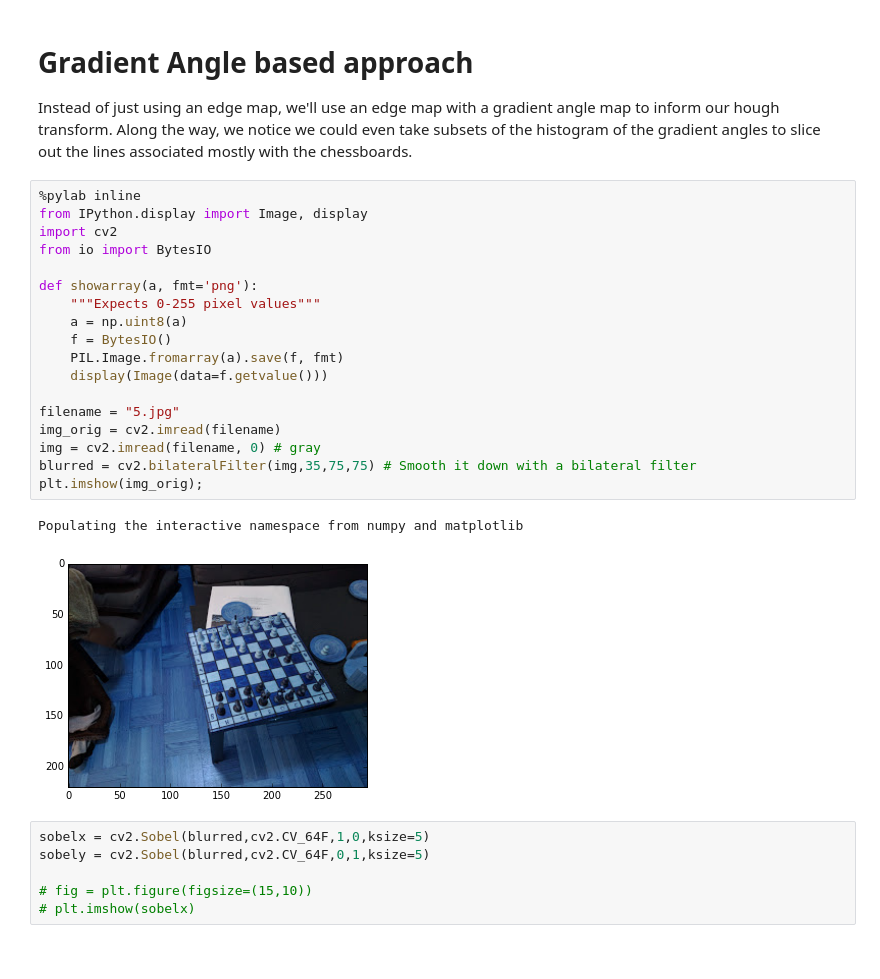
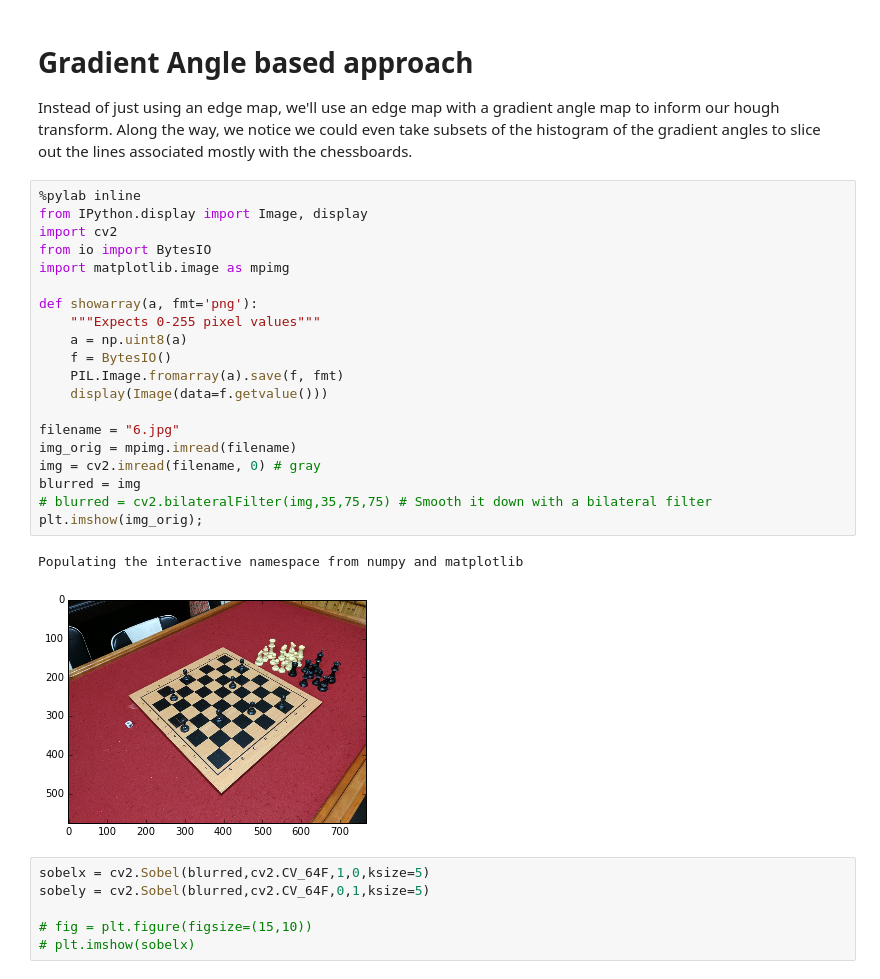
Before and after one commit to Elucidation/ChessboardDetect, a Jupyter notebook: GradientAngleBasedChessboardDetection.ipynb, the cells around one changed output. Saved outputs shown, nothing was run; the diff lists cells and outputs as text.

```diff
--- a/GradientAngleBasedChessboardDetection.ipynb
+++ b/GradientAngleBasedChessboardDetection.ipynb
@@ -6,24 +6,26 @@ Along the way, we notice we could even take subsets of the histogram of the grad
 # %%
 %pylab inline
 from IPython.display import Image, display
 import cv2
 from io import BytesIO
+import matplotlib.image as mpimg
 
 def showarray(a, fmt='png'):
     """Expects 0-255 pixel values"""
     a = np.uint8(a)
     f = BytesIO()
     PIL.Image.fromarray(a).save(f, fmt)
     display(Image(data=f.getvalue()))
 
-filename = "5.jpg"
-img_orig = cv2.imread(filename)
+filename = "6.jpg"
+img_orig = mpimg.imread(filename)
 img = cv2.imread(filename, 0) # gray
-blurred = cv2.bilateralFilter(img,35,75,75) # Smooth it down with a bilateral filter
+blurred = img
+# blurred = cv2.bilateralFilter(img,35,75,75) # Smooth it down with a bilateral filter
 plt.imshow(img_orig);
 # %% [output]
 Populating the interactive namespace from numpy and matplotlib
-[figure, old version]
+[figure, new version]
 # %%
 sobelx = cv2.Sobel(blurred,cv2.CV_64F,1,0,ksize=5)
 sobely = cv2.Sobel(blurred,cv2.CV_64F,0,1,ksize=5)
```
Also changed, not shown: parts of 23 cells of this notebook, 1 other file.
